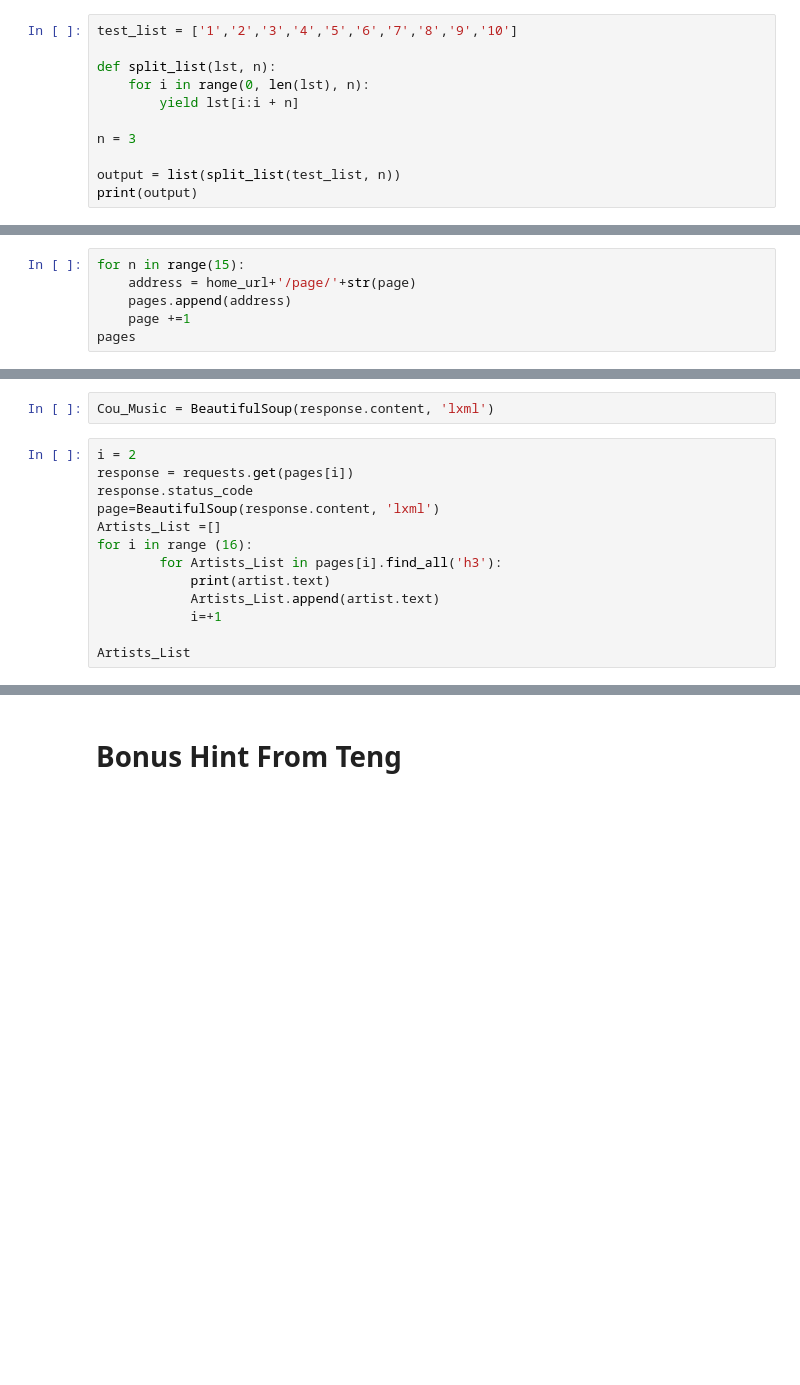
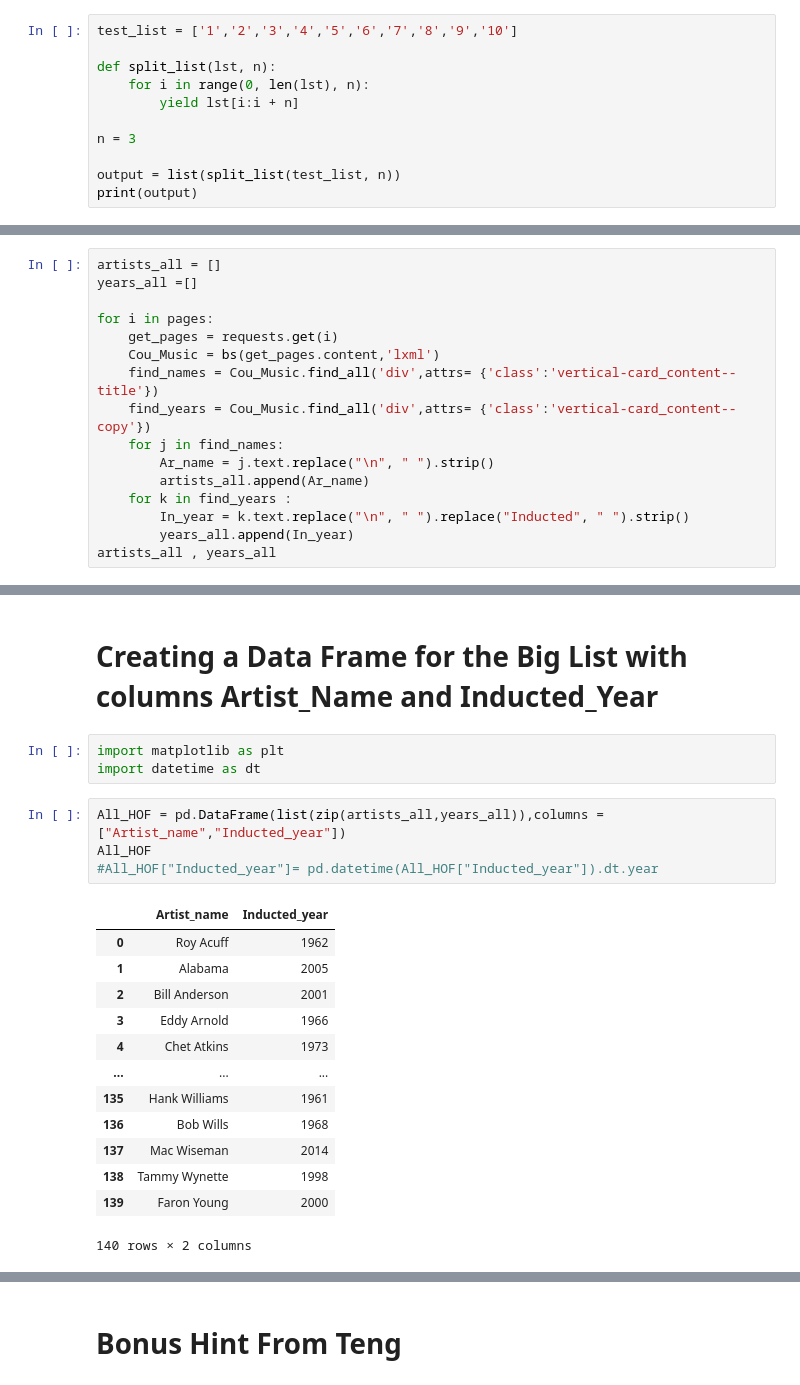
Before and after one commit to Engu12/web-scraping-country-music-hof-Engu12, a Jupyter notebook: WScr_countryMHof_Fame.ipynb, the cells around one changed output, grey strips where cells are left out. Cells and saved outputs as stored; diff of their text form; blank space fills up the shorter version.

```diff
--- a/WScr_countryMHof_Fame.ipynb
+++ b/WScr_countryMHof_Fame.ipynb
@@ -135,6 +192,0 @@ pages[6]
-# %%
-for n in range(15):
-    address = home_url+'/page/'+str(page)
-    pages.append(address)
-    page +=1
-pages
@@ -151,15 +192,0 @@ response.status_code
-# %%
-Cou_Music = BeautifulSoup(response.content, 'lxml')
-# %%
-i = 2
-response = requests.get(pages[i])
-response.status_code
-page=BeautifulSoup(response.content, 'lxml')
-Artists_List =[]
-for i in range (16):
-        for Artists_List in pages[i].find_all('h3'):
-            print(artist.text)
-            Artists_List.append(artist.text)
-            i=+1
-
-Artists_List
@@ -167,0 +195,16 @@ AttributeError: 'str' object has no attribute 'find_all'
+# %%
+artists_all = []
+years_all =[]
+
+for i in pages:
+    get_pages = requests.get(i)
+    Cou_Music = bs(get_pages.content,'lxml')
+    find_names = Cou_Music.find_all('div',attrs= {'class':'vertical-card_content--title'})
+    find_years = Cou_Music.find_all('div',attrs= {'class':'vertical-card_content--copy'})
+    for j in find_names:
+        Ar_name = j.text.replace("\n", " ").strip()
+        artists_all.append(Ar_name)
+    for k in find_years :
+        In_year = k.text.replace("\n", " ").replace("Inducted", " ").strip()
+        years_all.append(In_year)
+artists_all , years_all
@@ -167,0 +229,23 @@ AttributeError: 'str' object has no attribute 'find_all'
+# %% [markdown]
+# Creating a Data Frame for the Big List with columns Artist_Name and Inducted_Year
+# %%
+import matplotlib as plt
+import datetime as dt
+# %%
+All_HOF = pd.DataFrame(list(zip(artists_all,years_all)),columns = ["Artist_name","Inducted_year"])
+All_HOF
+#All_HOF["Inducted_year"]= pd.datetime(All_HOF["Inducted_year"]).dt.year
+# %% [output]
+|  | Artist_name | Inducted_year |
+| 0 | Roy Acuff | 1962 |
+| 1 | Alabama | 2005 |
+| 2 | Bill Anderson | 2001 |
+| 3 | Eddy Arnold | 1966 |
+| 4 | Chet Atkins | 1973 |
+| ... | ... | ... |
+| 135 | Hank Williams | 1961 |
+| 136 | Bob Wills | 1968 |
+| 137 | Mac Wiseman | 2014 |
+| 138 | Tammy Wynette | 1998 |
+| 139 | Faron Young | 2000 |
+140 rows × 2 columns
```
Also changed, not shown: parts of 33 cells of this notebook.
